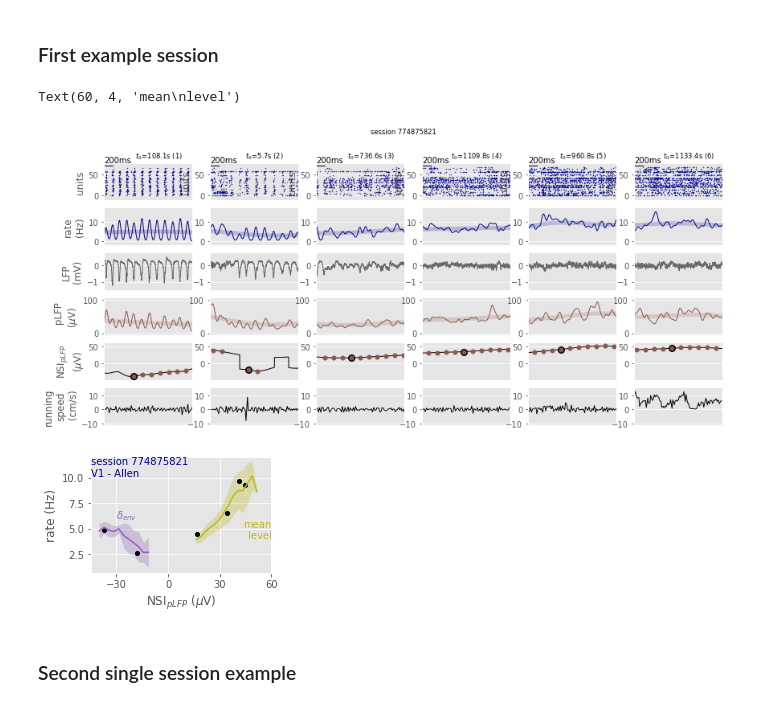
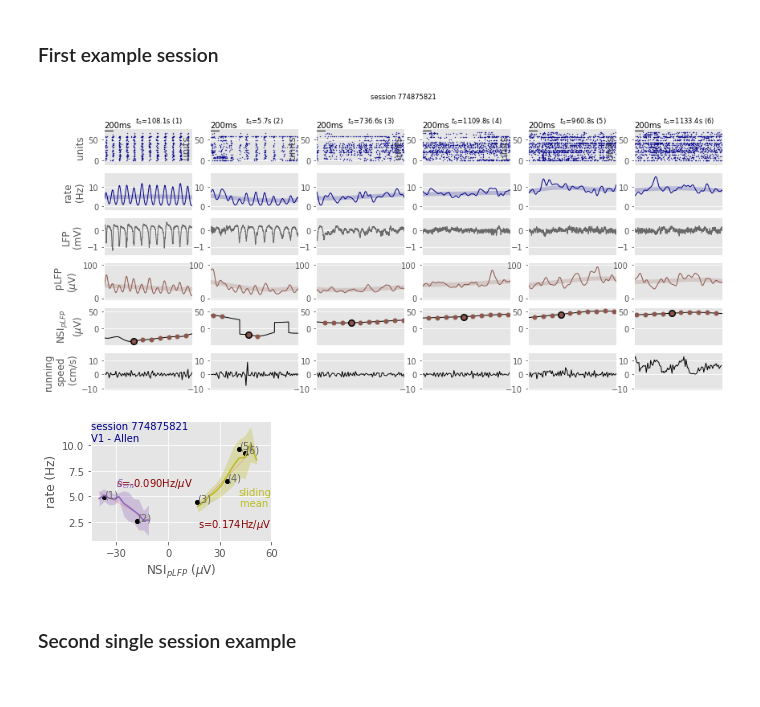
Before and after one commit to yzerlaut/Network_State_Index, a Jupyter notebook: demo/Allen-Neuropixels-dataset.ipynb, the cells around one changed output. Drawn from its saved outputs; the diff is of its cells as text; code cells hidden in the pictures.

```diff
--- a/demo/Allen-Neuropixels-dataset.ipynb
+++ b/demo/Allen-Neuropixels-dataset.ipynb
@@ -577,11 +586,12 @@ else:
 ## Studying the population rate correlate of NSI$_{pLFP}$-based network states
 # %%
 NSI_bins_neg = np.linspace(-40, 0, 15)
-NSI_bins_pos = np.linspace(0, 65, 25)
+NSI_bins_pos = np.linspace(0, 65, 20)
 Nmin_episode = 5 # a minimum episode condition for each level (to get a meaningful average)
 
 delta_env_rhythmic = np.zeros((len(sessions), len(NSI_bins_neg)))
 std_delta_env_rhythmic = np.zeros((len(sessions), len(NSI_bins_neg)))
+
 mean_level_nonrhythmic = np.zeros((len(sessions), len(NSI_bins_pos)))
 std_level_nonrhythmic = np.zeros((len(sessions), len(NSI_bins_pos)))
 
@@ -609,3 +619,27 @@ for i, data in enumerate(DATA):
         else:
             mean_level_nonrhythmic[i,k] = np.nan
             std_level_nonrhythmic[i,k] = np.nan
+# %%
+from scipy.stats import ttest_1samp
+fig, ax = plt.subplots(1, figsize=(3.7,2.5))
+
+neg_slopes, pos_slopes = [], []
+
+for i in range(len(DATA)):
+    # slopes in NSI<0 states
+    cond = np.isfinite(delta_env_rhythmic[i,:])
+    if np.sum(cond)>2:
+        pol = np.polyfit(NSI_bins_neg[cond], delta_env_rhythmic[i,cond], 1)
+        ax.plot(NSI_bins_neg[cond], delta_env_rhythmic[i,cond])
+        ax.plot(NSI_bins_neg[cond], np.polyval(pol, NSI_bins_neg[cond]), '--', color='darkblue', lw=0.2)
+        neg_slopes.append(pol[0])
+    # slopes in NSI<0 states
+    cond = np.isfinite(mean_level_nonrhythmic[i,:])
+    if np.sum(cond)>2:
+        pol = np.polyfit(NSI_bins_pos[cond], mean_level_nonrhythmic[i,cond], 1)
+        ax.plot(NSI_bins_pos[cond], mean_level_nonrhythmic[i,cond])
+        ax.plot(NSI_bins_pos[cond], np.polyval(pol, NSI_bins_pos[cond]), '--', color='darkblue', lw=0.2)
+        pos_slopes.append(pol[0])
+
+ax.set_ylabel('rate (Hz)')
+ax.set_xlabel('NSI$_{pLFP}$ ($\mu$V)')
@@ -724,11 +761,25 @@ def plot_single_session_data(session_id, data, episode_ids):
     pop_act_mean = resample_trace(data.t_pop_act, data.pop_act_sliding_mean, data.t_pLFP)
 
 
-    for ep in episode_ids:
+    for iep, ep in enumerate(episode_ids):
         if data.pLFP_NSI[ep]<0:
             ax.plot([data.pLFP_NSI[ep]], [pop_act_low_freq_env[ep]], 'ko', ms=4)
+            ax.annotate('(%i)' % (iep+1), (data.pLFP_NSI[ep], pop_act_low_freq_env[ep]), xycoords='data', color='dimgrey')
         else:
             ax.plot([data.pLFP_NSI[ep]], [pop_act_mean[ep]], 'ko', ms=4)
+            ax.annotate('(%i)' % (iep+1), (data.pLFP_NSI[ep], pop_act_mean[ep]), xycoords='data', color='dimgrey')
+
+    cond = np.isfinite(delta_env_rhythmic[session_id,:])
+    if np.sum(cond)>2:
+        pol = np.polyfit(NSI_bins_neg[cond], delta_env_rhythmic[session_id,cond], 1)
+        ax.plot(NSI_bins_neg[cond], np.polyval(pol, NSI_bins_neg[cond]), '--', color='red', lw=0.2)
+        ax.annotate('s=%.3fHz/$\mu$V'%neg_slopes[session_id], (-30,6), color='darkred')
+
+    cond = np.isfinite(mean_level_nonrhythmic[session_id,:])
+    if np.sum(cond)>2:
+        pol = np.polyfit(NSI_bins_pos[cond], mean_level_nonrhythmic[session_id,cond], 1)
+        ax.plot(NSI_bins_pos[cond], np.polyval(pol, NSI_bins_pos[cond]), '--', color='red', lw=0.2)
+        ax.annotate('s=%.3fHz/$\mu$V'%pos_slopes[session_id], (60,2), color='darkred', ha='right')
 
     ax.plot(NSI_bins_neg, delta_env_rhythmic[session_id,:], color=plt.cm.tab10(4))
     ax.fill_between(NSI_bins_neg, delta_env_rhythmic[session_id,:]-std_delta_env_rhythmic[session_id,:],
@@ -779,18 +830,17 @@ def look_for_specific_trials(data, nsi_plfp_level,
 # %%
 session_index = 5
 episode_ids=[135954, 8217, 921798, 1388424, 1201923, 1417806]
 fig, _ = plot_sample_data(DATA[session_index], title='session %i' % sessions.index.values[session_index],
                           episode_ids=episode_ids,
                           time_points=[7008.1, 6905.7, 7636.65, 8009.8, 7860.8, 8033.4])
 #fig.savefig('../doc/Allen-Session%i-raw.svg' % session_index)
 fig, ax = plot_single_session_data(session_index, DATA[session_index], episode_ids)
 ax.annotate('$\delta_{env}$', (-30, 6), color=plt.cm.tab10(4))
-ax.annotate('mean\nlevel', (60, 4), ha='right', color=plt.cm.tab10(8))
+ax.annotate('sliding\nmean ', (60, 4), ha='right', color=plt.cm.tab10(8))
 #fig.savefig('../doc/Allen-Session%i-summary.svg' % session_index)
 # %% [output]
-Text(60, 4, 'mean\nlevel')
 [figure]
-[figure, old version]
+[figure, new version]
 # %% [markdown]
 ### Second single session example
 # %%
```
Also changed, not shown: parts of 6 cells of this notebook.
